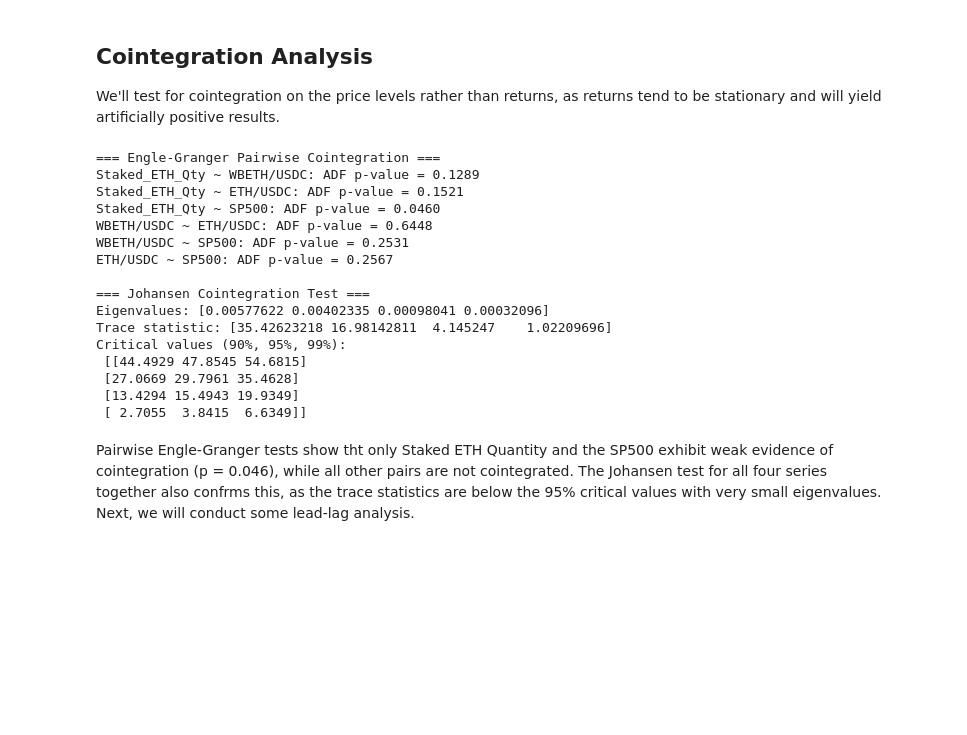
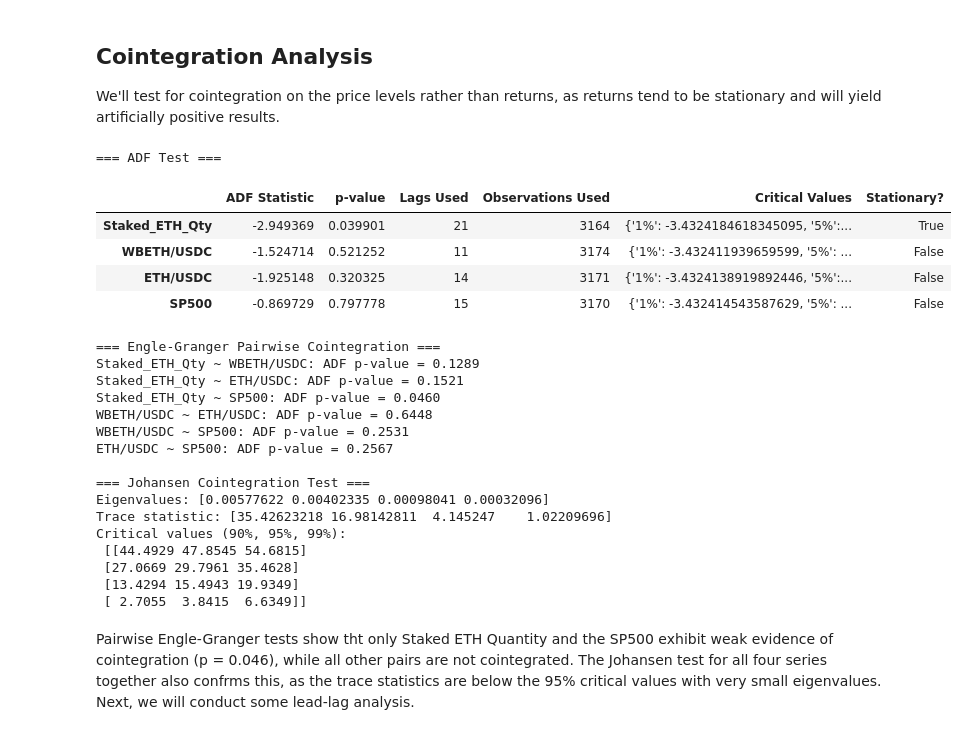
Before and after one commit to frank22lin/FinM31200, a Jupyter notebook: HW5.ipynb, the cells around one changed output. Cells and saved outputs as stored; diff of their text form; code cells hidden in the pictures; blank space fills up the shorter version.

Commit message:
add ADF test

```diff
--- a/HW5.ipynb
+++ b/HW5.ipynb
@@ -208,49 +210,70 @@ from statsmodels.tsa.vector_ar.vecm import coint_johansen
 
 df = pd.concat([
     staked_eth_qty.rename('Staked_ETH_Qty'),
     wbeth_eth.rename('WBETH/USDC'),
     eth_usdc.rename('ETH/USDC'),
     sp500.rename('SP500')
 ], axis=1)
 
+print("=== ADF Test ===")
+adf_results = {}
+for col in df.columns:
+    series = df[col].dropna()
+    result = adfuller(series, autolag='AIC')
+    adf_results[col] = {
+        'ADF Statistic': result[0],
+        'p-value': result[1],
+        'Lags Used': result[2],
+        'Observations Used': result[3],
+        'Critical Values': result[4],
+        'Stationary?': result[1] < 0.05
+    }
+
+display(pd.DataFrame(adf_results).T)
 
 print("=== Engle-Granger Pairwise Cointegration ===")
 series_names = df.columns
 for s1, s2 in itertools.combinations(series_names, 2):
     X = sm.add_constant(df[s2].dropna())
     Y = df[s1].dropna()
     common_index = X.index.intersection(Y.index)
     X, Y = X.loc[common_index], Y.loc[common_index]
 
     model = sm.OLS(Y, X).fit()
     residuals = model.resid
 
     adf_res = adfuller(residuals)
 
     print(f"{s1} ~ {s2}: ADF p-value = {adf_res[1]:.4f}")
 
 print("\n=== Johansen Cointegration Test ===")
 coint_res = coint_johansen(df.values, det_order=0, k_ar_diff=1)
 print("Eigenvalues:", coint_res.eig)
 print("Trace statistic:", coint_res.lr1)
 print("Critical values (90%, 95%, 99%):\n", coint_res.cvt)
 # %% [output]
-=== Engle-Granger Pairwise Cointegration ===
-Staked_ETH_Qty ~ WBETH/USDC: ADF p-value = 0.1289
-Staked_ETH_Qty ~ ETH/USDC: ADF p-value = 0.1521
-Staked_ETH_Qty ~ SP500: ADF p-value = 0.0460
-WBETH/USDC ~ ETH/USDC: ADF p-value = 0.6448
-WBETH/USDC ~ SP500: ADF p-value = 0.2531
-ETH/USDC ~ SP500: ADF p-value = 0.2567
-
-=== Johansen Cointegration Test ===
-Eigenvalues: [0.00577622 0.00402335 0.00098041 0.00032096]
-Trace statistic: [35.42623218 16.98142811  4.145247    1.02209696]
-Critical values (90%, 95%, 99%):
- [[44.4929 47.8545 54.6815]
- [27.0669 29.7961 35.4628]
- [13.4294 15.4943 19.9349]
- [ 2.7055  3.8415  6.6349]]
+=== ADF Test ===
+|  | ADF Statistic | p-value | Lags Used | Observations Used | Critical Values | Stationary? |
+| Staked_ETH_Qty | -2.949369 | 0.039901 | 21 | 3164 | {'1%': -3.4324184618345095, '5%':... | True |
+| WBETH/USDC | -1.524714 | 0.521252 | 11 | 3174 | {'1%': -3.432411939659599, '5%': ... | False |
+| ETH/USDC | -1.925148 | 0.320325 | 14 | 3171 | {'1%': -3.4324138919892446, '5%':... | False |
+| SP500 | -0.869729 | 0.797778 | 15 | 3170 | {'1%': -3.432414543587629, '5%': ... | False |
+=== Engle-Granger Pairwise Cointegration ===
+Staked_ETH_Qty ~ WBETH/USDC: ADF p-value = 0.1289
+Staked_ETH_Qty ~ ETH/USDC: ADF p-value = 0.1521
+Staked_ETH_Qty ~ SP500: ADF p-value = 0.0460
+WBETH/USDC ~ ETH/USDC: ADF p-value = 0.6448
+WBETH/USDC ~ SP500: ADF p-value = 0.2531
+ETH/USDC ~ SP500: ADF p-value = 0.2567
+
+=== Johansen Cointegration Test ===
+Eigenvalues: [0.00577622 0.00402335 0.00098041 0.00032096]
+Trace statistic: [35.42623218 16.98142811  4.145247    1.02209696]
+Critical values (90%, 95%, 99%):
+ [[44.4929 47.8545 54.6815]
+ [27.0669 29.7961 35.4628]
+ [13.4294 15.4943 19.9349]
+ [ 2.7055  3.8415  6.6349]]
 # %% [markdown]
 Pairwise Engle-Granger tests show tht only Staked ETH Quantity and the SP500 exhibit weak evidence of cointegration (p = 0.046), while all other pairs are not cointegrated. The Johansen test for all four series together also confrms this, as the trace statistics are below the 95% critical values with very small eigenvalues. Next, we will conduct some lead-lag analysis.
 # %% [markdown]
```
Also changed, not shown: parts of 2 cells of this notebook.
